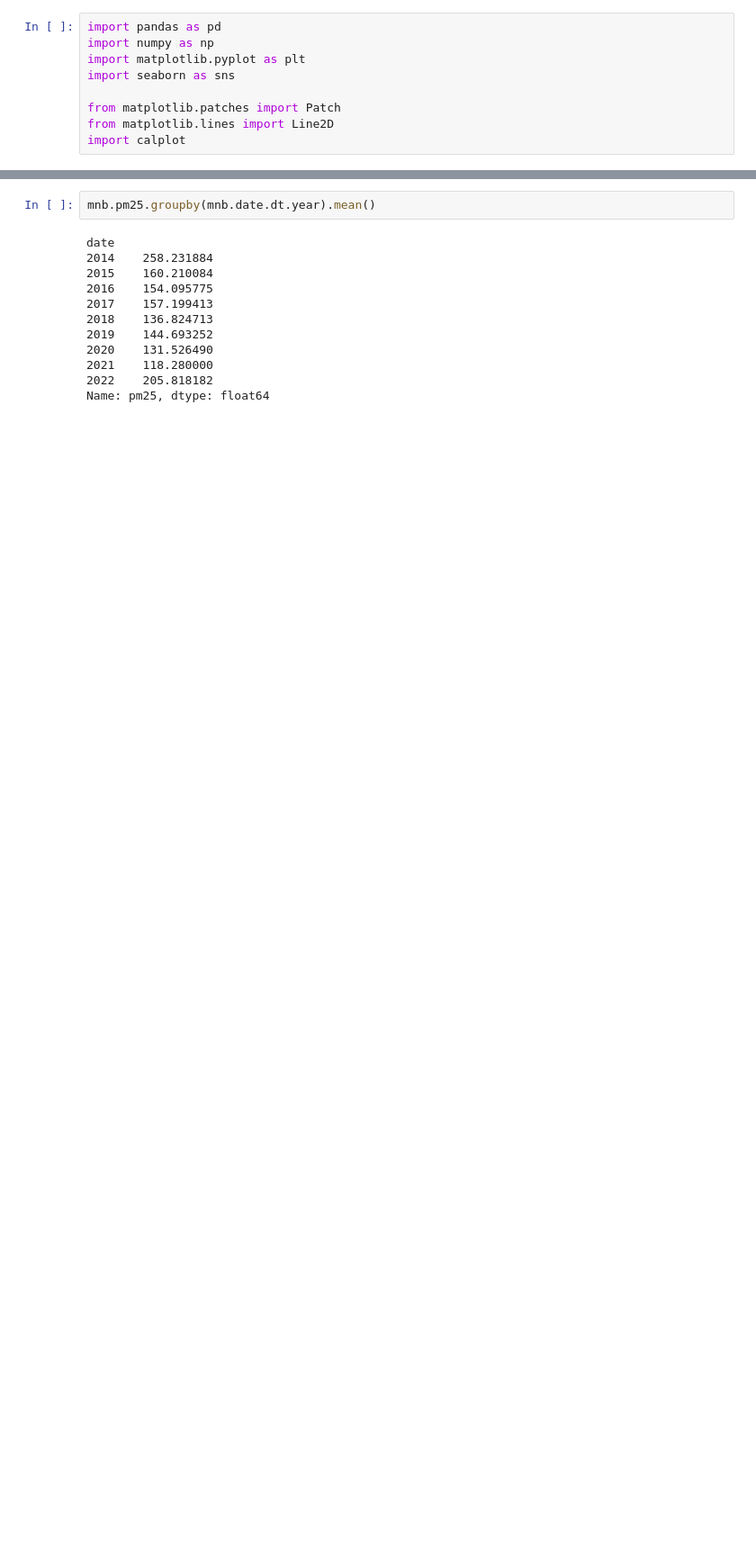
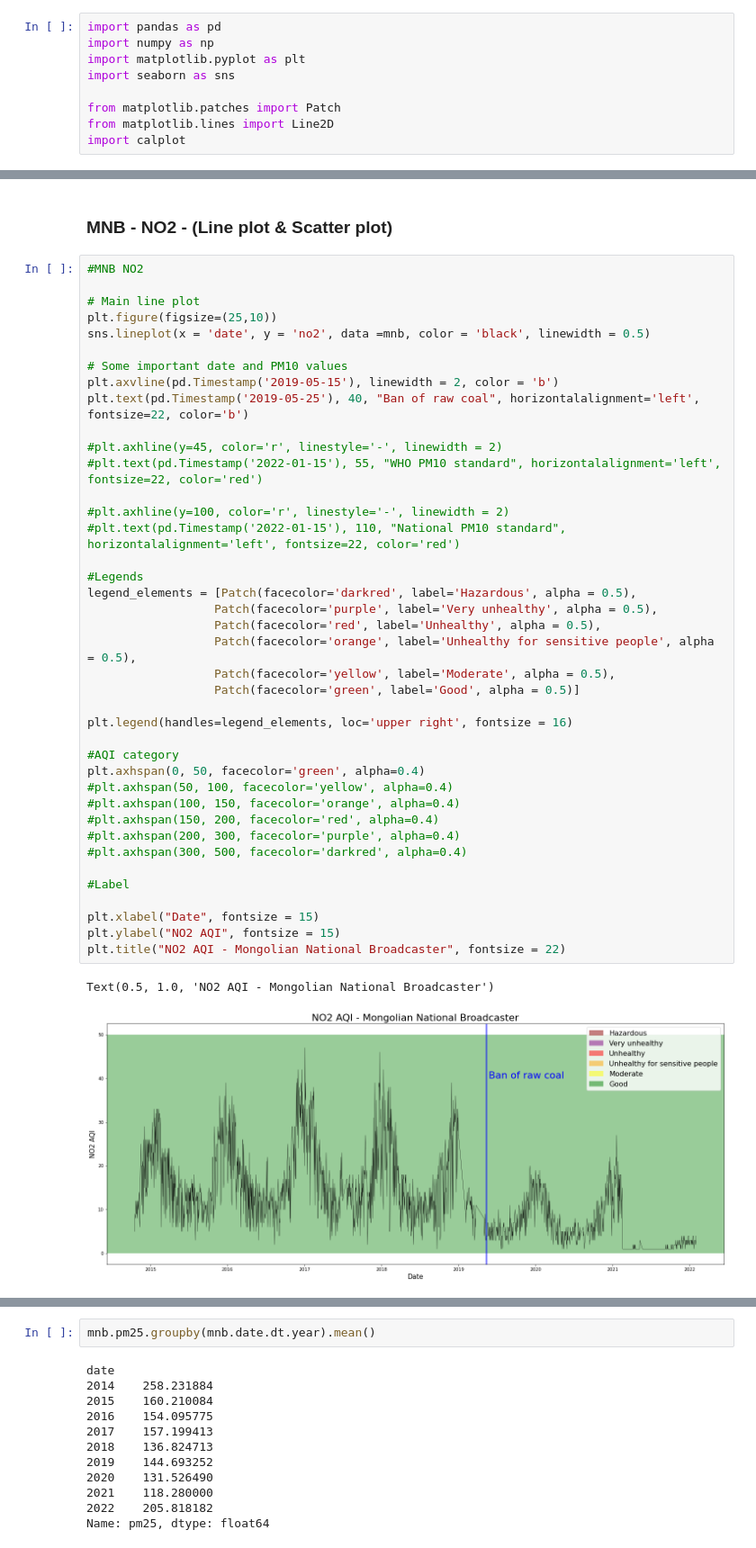
Before and after one commit to Sumiya-ii/Breathe-Mongolia, a Jupyter notebook: MNB - Ulaanbaatar Air Quality Data Analysis.ipynb, the cells around one changed output, grey strips where cells are left out. Shown at 90% size. Drawn from its saved outputs; the diff is of its cells as text; blank space fills up the shorter version.

```diff
--- a/MNB - Ulaanbaatar Air Quality Data Analysis.ipynb
+++ b/MNB - Ulaanbaatar Air Quality Data Analysis.ipynb
@@ -129,0 +239,45 @@ Text(2021-05-10 00:00:00, 280, '-4.8%')
+# %% [markdown]
+### MNB - NO2 - (Line plot & Scatter plot)
+# %%
+#MNB NO2
+
+# Main line plot
+plt.figure(figsize=(25,10))
+sns.lineplot(x = 'date', y = 'no2', data =mnb, color = 'black', linewidth = 0.5)
+
+# Some important date and PM10 values
+plt.axvline(pd.Timestamp('2019-05-15'), linewidth = 2, color = 'b')
+plt.text(pd.Timestamp('2019-05-25'), 40, "Ban of raw coal", horizontalalignment='left', fontsize=22, color='b')
+
+#plt.axhline(y=45, color='r', linestyle='-', linewidth = 2)
+#plt.text(pd.Timestamp('2022-01-15'), 55, "WHO PM10 standard", horizontalalignment='left', fontsize=22, color='red')
+
+#plt.axhline(y=100, color='r', linestyle='-', linewidth = 2)
+#plt.text(pd.Timestamp('2022-01-15'), 110, "National PM10 standard", horizontalalignment='left', fontsize=22, color='red')
+
+#Legends
+legend_elements = [Patch(facecolor='darkred', label='Hazardous', alpha = 0.5),
+                  Patch(facecolor='purple', label='Very unhealthy', alpha = 0.5),
+                  Patch(facecolor='red', label='Unhealthy', alpha = 0.5),
+                  Patch(facecolor='orange', label='Unhealthy for sensitive people', alpha = 0.5),
+                  Patch(facecolor='yellow', label='Moderate', alpha = 0.5),
+                  Patch(facecolor='green', label='Good', alpha = 0.5)]
+
+plt.legend(handles=legend_elements, loc='upper right', fontsize = 16)
+
+#AQI category
+plt.axhspan(0, 50, facecolor='green', alpha=0.4)
+#plt.axhspan(50, 100, facecolor='yellow', alpha=0.4)
+#plt.axhspan(100, 150, facecolor='orange', alpha=0.4)
+#plt.axhspan(150, 200, facecolor='red', alpha=0.4)
+#plt.axhspan(200, 300, facecolor='purple', alpha=0.4)
+#plt.axhspan(300, 500, facecolor='darkred', alpha=0.4)
+
+#Label
+
+plt.xlabel("Date", fontsize = 15)
+plt.ylabel("NO2 AQI", fontsize = 15)
+plt.title("NO2 AQI - Mongolian National Broadcaster", fontsize = 22)
+# %% [output]
+Text(0.5, 1.0, 'NO2 AQI - Mongolian National Broadcaster')
+[figure, added]
```
Also changed, not shown: parts of 74 cells of this notebook.
